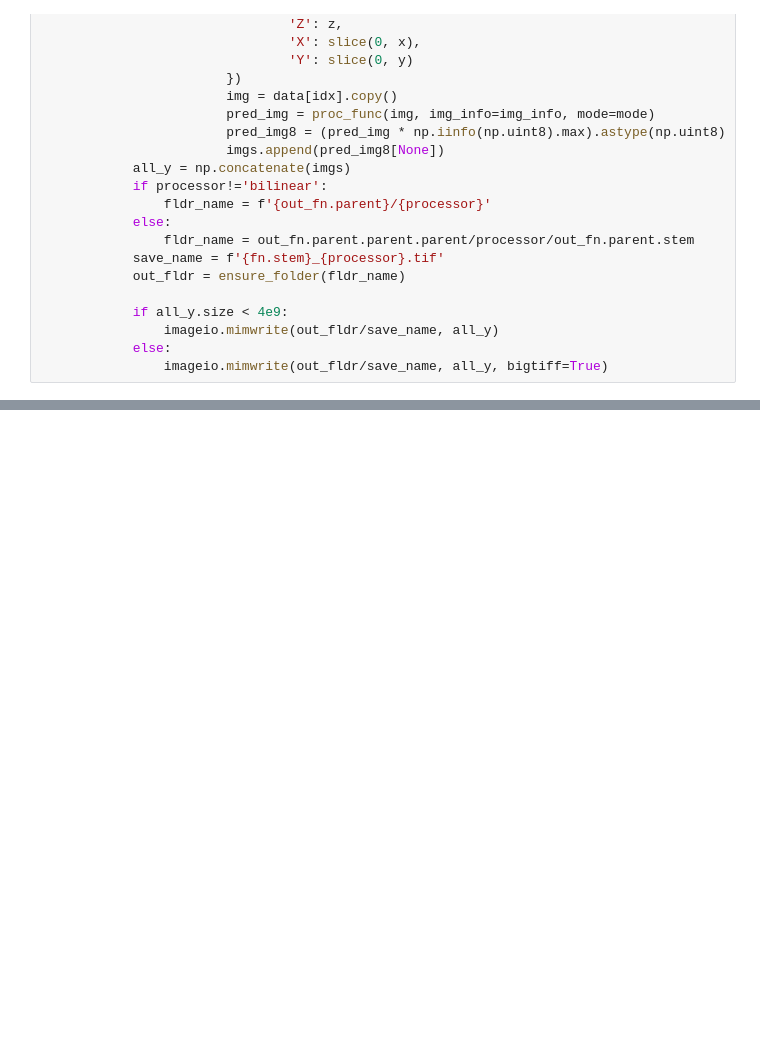
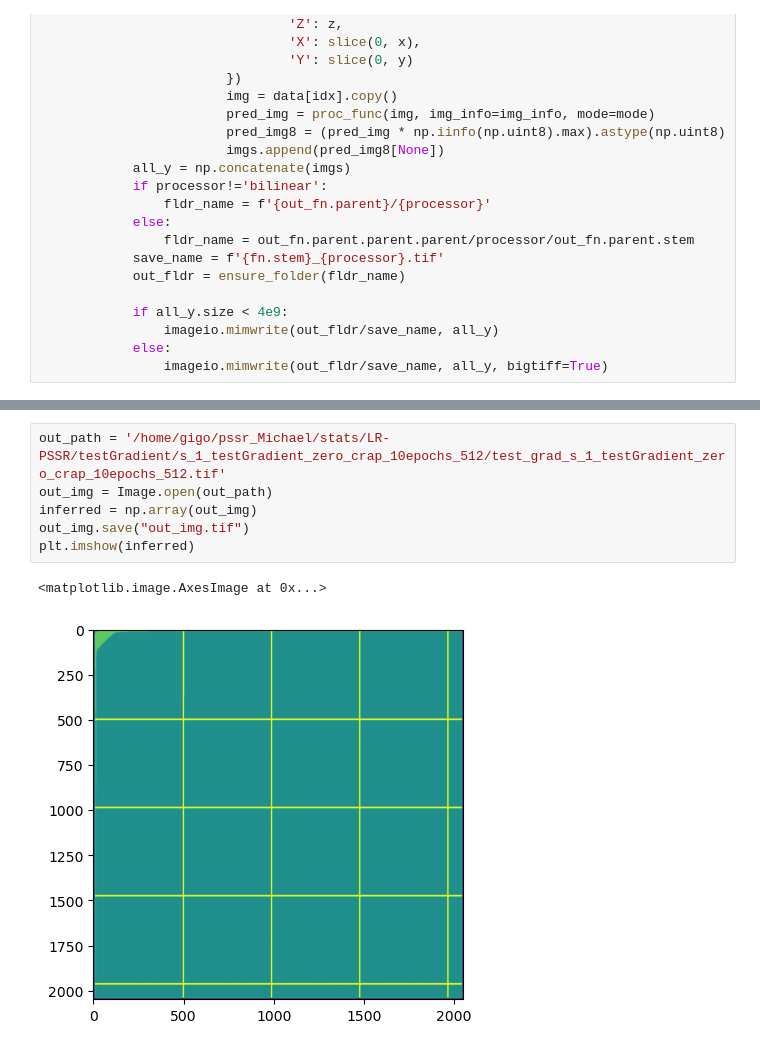
Before and after one commit to MilkyTea123/pssr_Michael, a Jupyter notebook: PSSR_All_32bit.ipynb, the cells around one changed output, grey strips where cells are left out. Drawn from its saved outputs; the diff is of its cells as text; blank space fills up the shorter version.

Commit message:
pssr32bit

```diff
--- a/PSSR_All_32bit.ipynb
+++ b/PSSR_All_32bit.ipynb
@@ -963,0 +1045,9 @@ All done!
+# %%
+out_path = '/home/gigo/pssr_Michael/stats/LR-PSSR/testGradient/s_1_testGradient_zero_crap_10epochs_512/test_grad_s_1_testGradient_zero_crap_10epochs_512.tif'
+out_img = Image.open(out_path)
+inferred = np.array(out_img)
+out_img.save("out_img.tif")
+plt.imshow(inferred)
+# %% [output]
+<matplotlib.image.AxesImage at 0x...>
+[figure, added]
```
Also changed, not shown: parts of 40 cells of this notebook.
